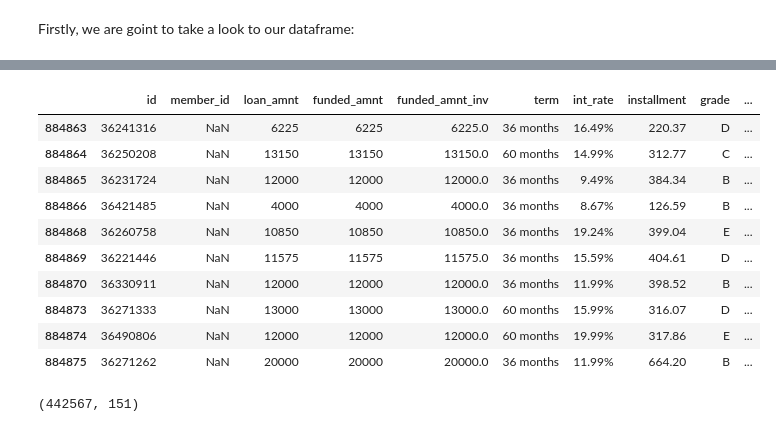
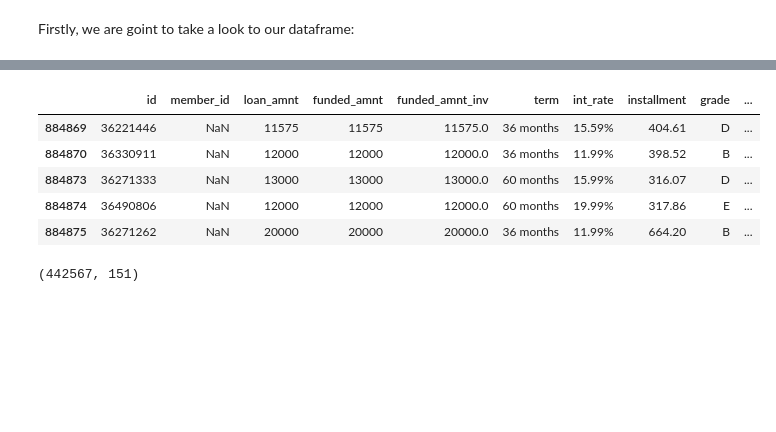
Before and after one commit to jlopezgaldon/lending_club, a Jupyter notebook: notebooks/01_EDA.ipynb, the cells around one changed output, grey strips where cells are left out. Saved outputs shown, nothing was run; the diff lists cells and outputs as text; code cells hidden in the pictures; blank space fills up the shorter version.

```diff
--- a/notebooks/01_EDA.ipynb
+++ b/notebooks/01_EDA.ipynb
@@ -81,14 +76,9 @@ display(HTML(data.head(10).to_html()))
 # %%
-    # Last 10 rows using html display in order to view all the columns
+    # Last 5 rows using html display in order to view all the columns
 data = data
-display(HTML(data.tail(10).to_html()))
+display(HTML(data.tail().to_html()))
 # %% [output]
 |  | id | member_id | loan_amnt | funded_amnt | funded_amnt_inv | term | int_rate | installment | grade | ... |
-| 884863 | 36241316 | NaN | 6225 | 6225 | 6225.0 | 36 months | 16.49% | 220.37 | D | ... |
-| 884864 | 36250208 | NaN | 13150 | 13150 | 13150.0 | 60 months | 14.99% | 312.77 | C | ... |
-| 884865 | 36231724 | NaN | 12000 | 12000 | 12000.0 | 36 months | 9.49% | 384.34 | B | ... |
-| 884866 | 36421485 | NaN | 4000 | 4000 | 4000.0 | 36 months | 8.67% | 126.59 | B | ... |
-| 884868 | 36260758 | NaN | 10850 | 10850 | 10850.0 | 36 months | 19.24% | 399.04 | E | ... |
 | 884869 | 36221446 | NaN | 11575 | 11575 | 11575.0 | 36 months | 15.59% | 404.61 | D | ... |
 | 884870 | 36330911 | NaN | 12000 | 12000 | 12000.0 | 36 months | 11.99% | 398.52 | B | ... |
 | 884873 | 36271333 | NaN | 13000 | 13000 | 13000.0 | 60 months | 15.99% | 316.07 | D | ... |
```
Also changed, not shown: parts of 30 cells of this notebook.
